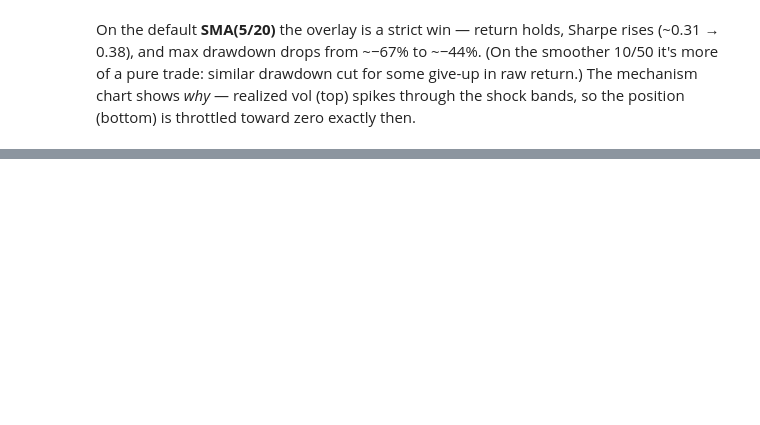
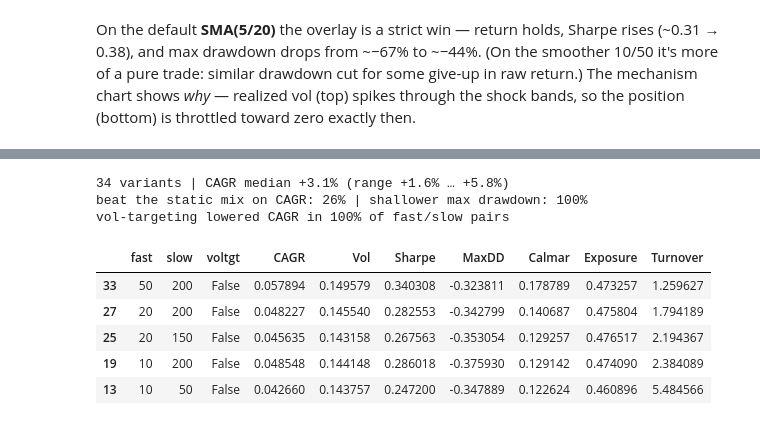
Before and after one commit to godot107/energy-batch-trader, a Jupyter notebook: notebooks/research.ipynb, the cells around one changed output, grey strips where cells are left out. Saved outputs shown, nothing was run; the diff lists cells and outputs as text; code cells hidden in the pictures; blank space fills up the shorter version.

```diff
--- a/notebooks/research.ipynb
+++ b/notebooks/research.ipynb
@@ -207,0 +296,21 @@ display(Image(str(p)))
+# %%
+sweep = lr.sma_sweep(px, tbill)   # 34 variants on the 50/30 budget
+base = table.loc["50/30/20 quarterly (first live mix)"]
+vt = sweep[sweep.voltgt].set_index(["fast", "slow"]).CAGR
+raw = sweep[~sweep.voltgt].set_index(["fast", "slow"]).CAGR
+print(f"{len(sweep)} variants | CAGR median {sweep.CAGR.median():+.1%} "
+      f"(range {sweep.CAGR.min():+.1%} … {sweep.CAGR.max():+.1%})")
+print(f"beat the static mix on CAGR: {(sweep.CAGR > base.CAGR).mean():.0%} | "
+      f"shallower max drawdown: {(sweep.MaxDD > base.MaxDD).mean():.0%}")
+print(f"vol-targeting lowered CAGR in {(vt < raw).mean():.0%} of fast/slow pairs")
+sweep.sort_values("Calmar", ascending=False).head(5)
+# %% [output]
+34 variants | CAGR median +3.1% (range +1.6% … +5.8%)
+beat the static mix on CAGR: 26% | shallower max drawdown: 100%
+vol-targeting lowered CAGR in 100% of fast/slow pairs
+|  | fast | slow | voltgt | CAGR | Vol | Sharpe | MaxDD | Calmar | Exposure | Turnover |
+| 33 | 50 | 200 | False | 0.057894 | 0.149579 | 0.340308 | -0.323811 | 0.178789 | 0.473257 | 1.259627 |
+| 27 | 20 | 200 | False | 0.048227 | 0.145540 | 0.282553 | -0.342799 | 0.140687 | 0.475804 | 1.794189 |
+| 25 | 20 | 150 | False | 0.045635 | 0.143158 | 0.267563 | -0.353054 | 0.129257 | 0.476517 | 2.194367 |
+| 19 | 10 | 200 | False | 0.048548 | 0.144148 | 0.286018 | -0.375930 | 0.129142 | 0.474090 | 2.384089 |
+| 13 | 10 | 50 | False | 0.042660 | 0.143757 | 0.247200 | -0.347889 | 0.122624 | 0.460896 | 5.484566 |
```
Also changed, not shown: parts of 17 cells of this notebook, 11 other files.
